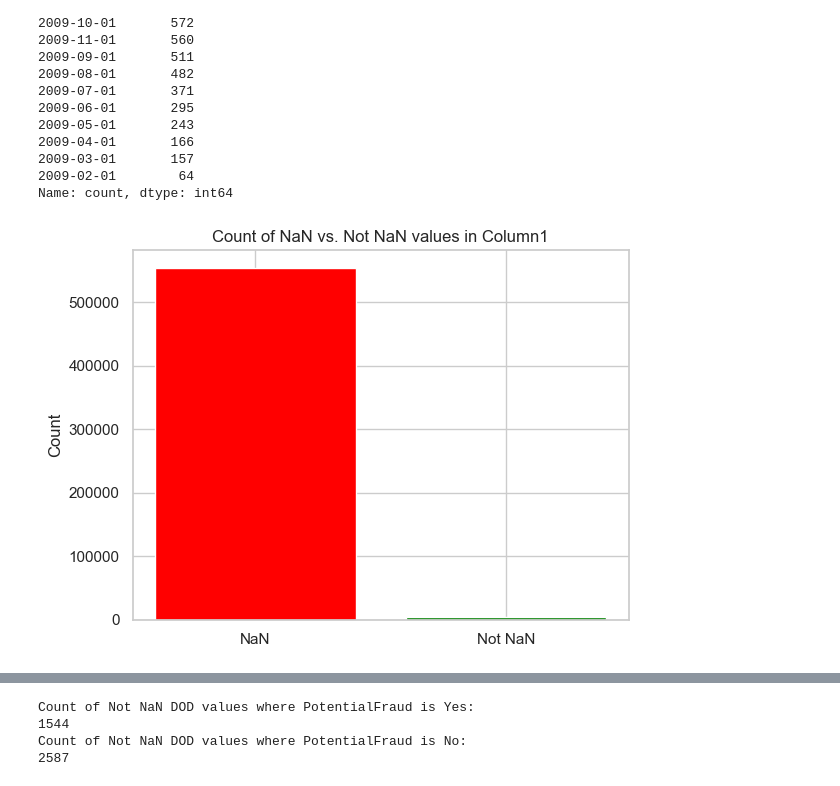
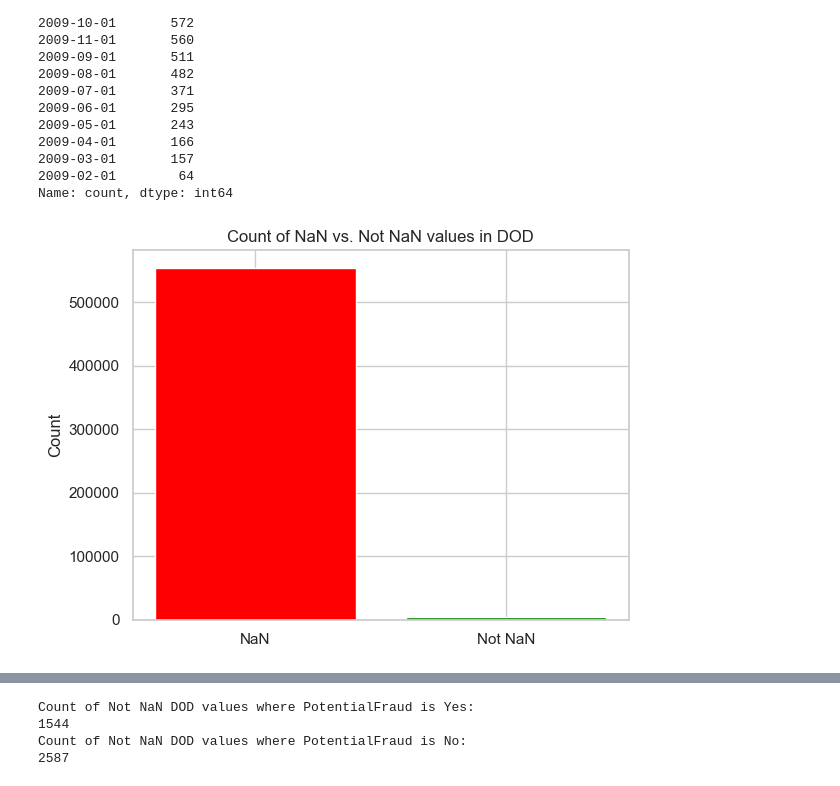
Before and after one commit to Ali-Tharwat/fraud_detection_project, a Jupyter notebook: notebooks/01_data_exploration_and_feature_engineering.ipynb, the cells around one changed output, grey strips where cells are left out. Cells and saved outputs as stored; diff of their text form; code cells hidden in the pictures.

Commit message:
Data Exploration & Feature Engineering Done

```diff
--- a/notebooks/01_data_exploration_and_feature_engineering.ipynb
+++ b/notebooks/01_data_exploration_and_feature_engineering.ipynb
@@ -649,0 +645,4 @@ IsPostDischargeBilling                    0         0.000000              2
+# %%
+# Convert to datetime data type
+train_merged['ClaimStartDt'] = pd.to_datetime(train_merged['ClaimStartDt'], errors='coerce')
+train_merged['ClaimEndDt'] = pd.to_datetime(train_merged['ClaimEndDt'], errors='coerce')
@@ -649,0 +714,6 @@ IsPostDischargeBilling                    0         0.000000              2
+# %%
+# Calculate Claim Duration in Days
+train_merged['ClaimDurationDays'] = (train_merged['ClaimEndDt'] - train_merged['ClaimStartDt']).dt.days
+# Summary statistics of Claim Duration
+print("Claim Duration (Days) Summary:")
+print(train_merged['ClaimDurationDays'].describe())
@@ -765,14 +896,14 @@ Name: count, dtype: int64
 # %%
 nan_count = train_merged['DOD'].isna().sum()
 not_nan_count = train_merged['DOD'].notna().sum()
 
 counts = {'NaN': nan_count, 'Not NaN': not_nan_count}
 plt.bar(counts.keys(), counts.values(), color=['red', 'green'])
-plt.title('Count of NaN vs. Not NaN values in Column1')
+plt.title('Count of NaN vs. Not NaN values in DOD')
 plt.ylabel('Count')
 plt.show()
 # %% [output]
-[figure, old version]
+[figure, new version]
 # %%
 plt.figure(figsize=(10, 6))
 sns.countplot(data=train_merged, x='DOD', order=train_merged['DOD'].value_counts().index)
```
Also changed, not shown: parts of 85 cells of this notebook, 10 other files.
